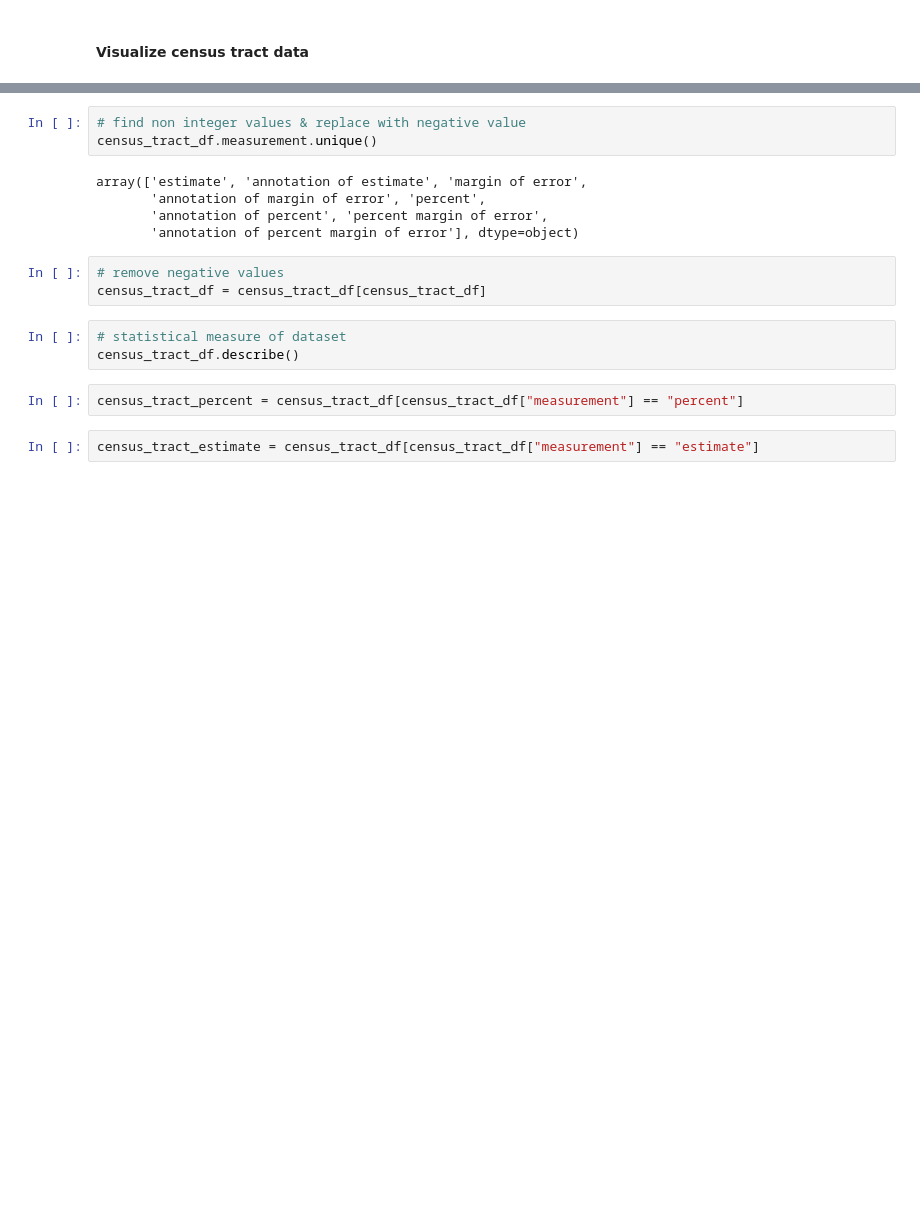
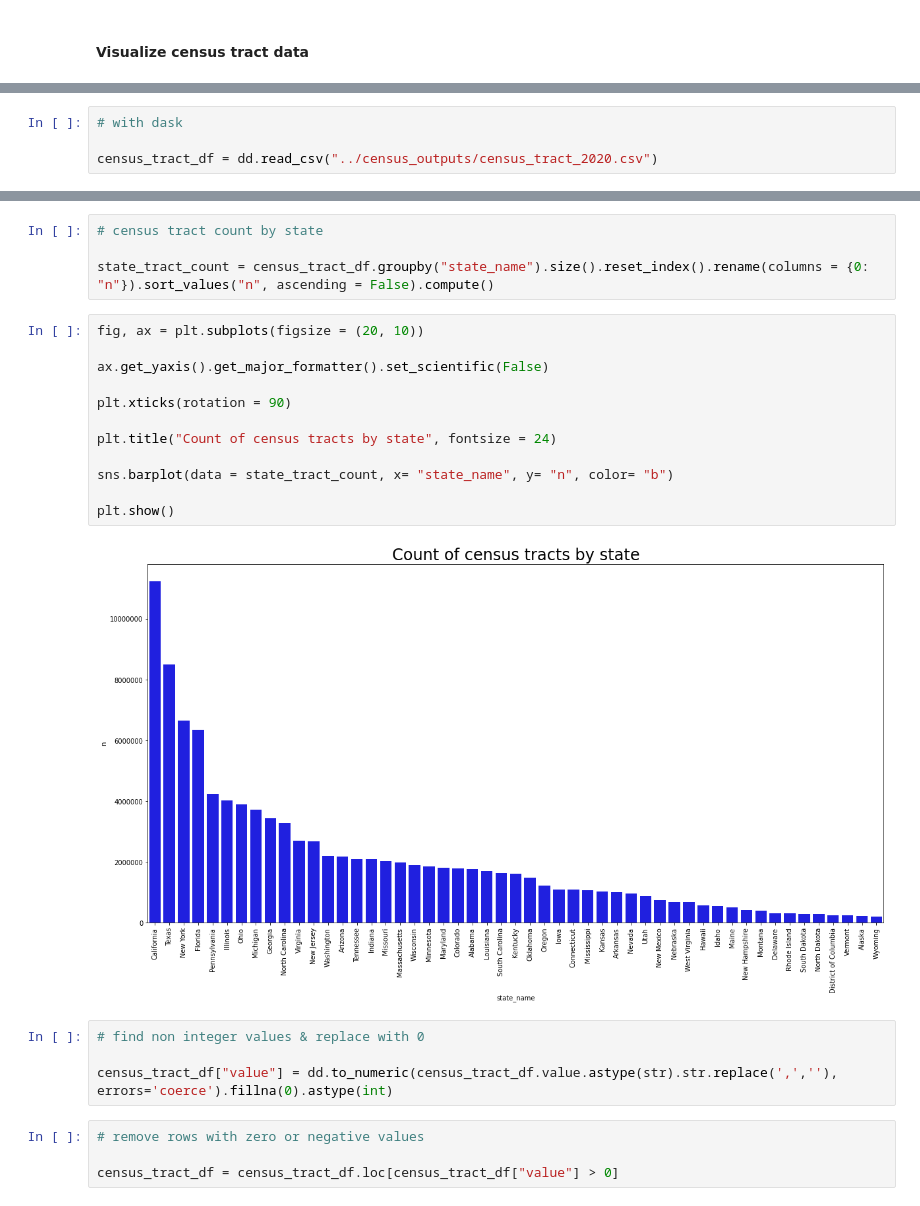
Before and after one commit to 0-steve/census_api, a Jupyter notebook: eda_notebook/census_viz.ipynb, the cells around one changed output, grey strips where cells are left out. Saved outputs shown, nothing was run; the diff lists cells and outputs as text; blank space fills up the shorter version.

Commit message:
created tracts by state barchart

```diff
--- a/eda_notebook/census_viz.ipynb
+++ b/eda_notebook/census_viz.ipynb
@@ -16,0 +9,4 @@ census_tract_df = pd.concat(outputs_df_lst)
+# %%
+# with dask
+
+census_tract_df = dd.read_csv("../census_outputs/census_tract_2020.csv")
@@ -59,18 +47,26 @@ for z in census_tract_df.value.unique():
+# %%
+# census tract count by state
+
+state_tract_count = census_tract_df.groupby("state_name").size().reset_index().rename(columns = {0: "n"}).sort_values("n", ascending = False).compute()
+# %%
+fig, ax = plt.subplots(figsize = (20, 10))
+
+ax.get_yaxis().get_major_formatter().set_scientific(False)
+
+plt.xticks(rotation = 90)
+
+plt.title("Count of census tracts by state", fontsize = 24)
+
+sns.barplot(data = state_tract_count, x= "state_name", y= "n", color= "b")
+
+plt.show()
+# %% [output]
+[figure, added]
 # %%
-# find non integer values & replace with negative value
-census_tract_df.measurement.unique()
+# find non integer values & replace with 0
+
+census_tract_df["value"] = dd.to_numeric(census_tract_df.value.astype(str).str.replace(',',''), errors='coerce').fillna(0).astype(int)
-# %% [output]
-array(['estimate', 'annotation of estimate', 'margin of error',
-       'annotation of margin of error', 'percent',
-       'annotation of percent', 'percent margin of error',
-       'annotation of percent margin of error'], dtype=object)
 # %%
-# remove negative values
-census_tract_df = census_tract_df[census_tract_df]
+# remove rows with zero or negative values
+
+census_tract_df = census_tract_df.loc[census_tract_df["value"] > 0]
-# %%
-# statistical measure of dataset
-census_tract_df.describe()
-# %%
-census_tract_percent = census_tract_df[census_tract_df["measurement"] == "percent"]
-# %%
-census_tract_estimate = census_tract_df[census_tract_df["measurement"] == "estimate"]
```
Also changed, not shown: parts of 10 cells of this notebook, 1 other file.
